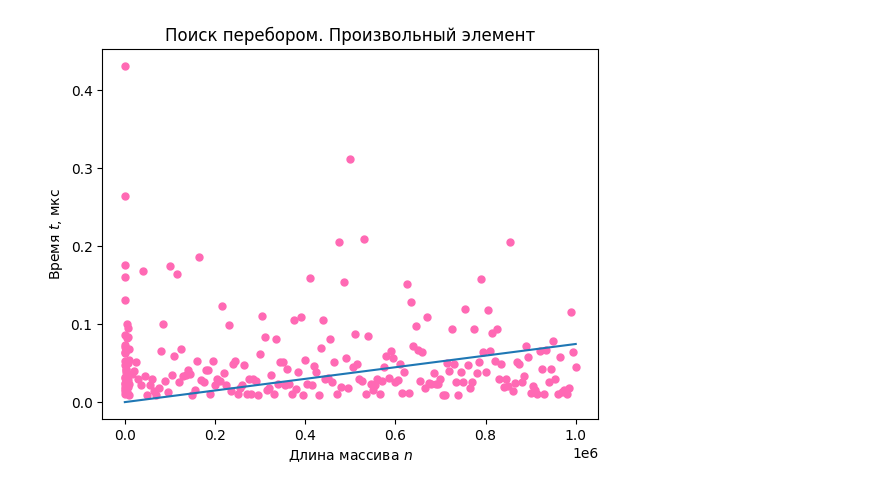
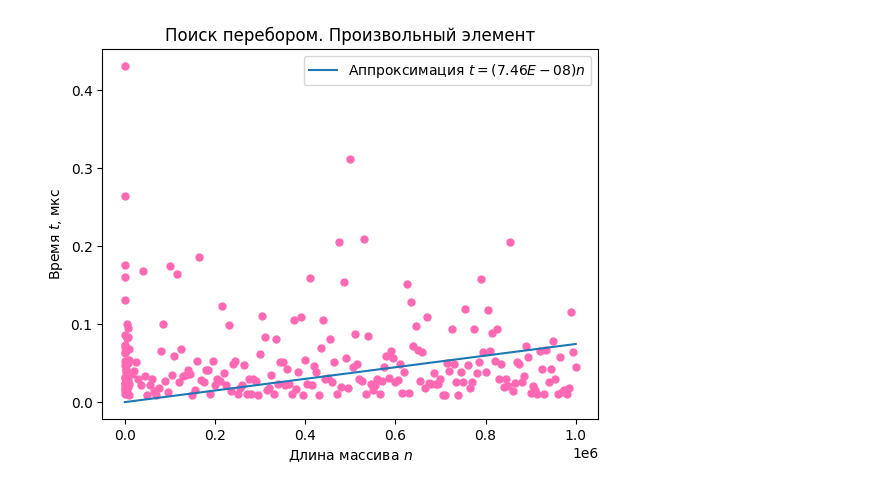
Before and after one commit to SelfishFish07/LABS_sem2, a Jupyter notebook: Lab №1/Search/Search_mean/Search_mean.ipynb, the cells around one changed output. Cells and saved outputs as stored; diff of their text form; code cells hidden in the pictures.

```diff
--- a/Lab №1/Search/Search_mean/Search_mean.ipynb
+++ b/Lab №1/Search/Search_mean/Search_mean.ipynb
@@ -23,12 +23,13 @@ with open('Search_mean.csv', 'r') as file:
 # %%
 plt.plot(number,time1,marker='o',markersize=5,ls='', color='hotpink')
 popt, pcov = curve_fit(func1, number, time1)
-plt.plot(number, func1(np.array(number), *popt))
+plt.plot(number, func1(np.array(number), *popt), label = f"Аппроксимация $t=({popt[0]:.2E})n$")
 plt.xlabel("Длина массива $n$")
 plt.ylabel("Время $t$, мкс")
 plt.title("Поиск перебором. Произвольный элемент")
+plt.legend()
 plt.show()
 # %% [output]
-[figure, old version]
+[figure, new version]
 # %%
 plt.plot(number,time2,marker='o',markersize=5,ls='', color='hotpink')
```
Also changed, not shown: parts of 1 cell of this notebook, 11 other files.
